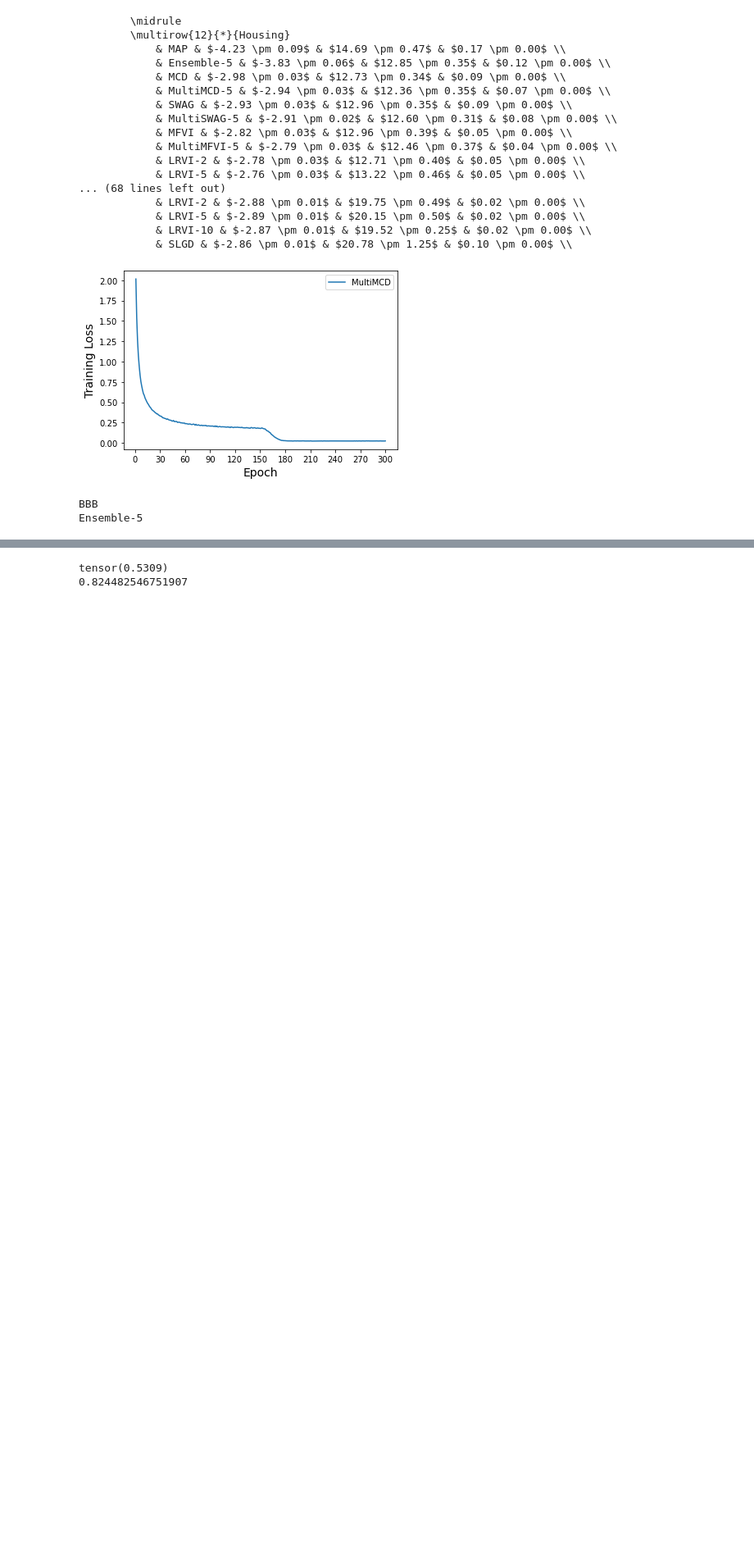
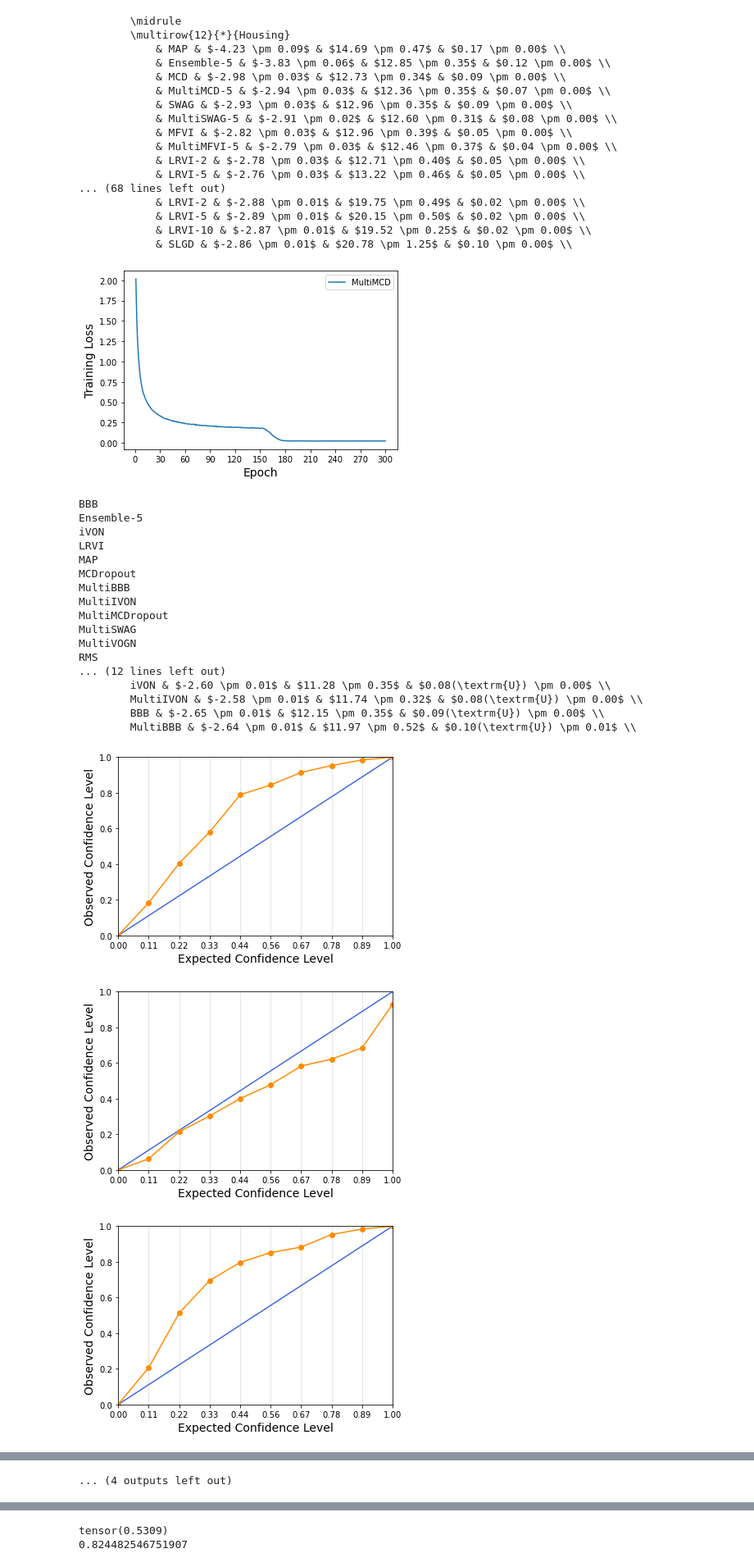
Before and after one commit to Feuermagier/VariationalBayesianDL, a Jupyter notebook: SampleCalibration.ipynb, the cells around one changed output, grey strips where cells are left out. Shown at 82% size. Saved outputs shown, nothing was run; the diff lists cells and outputs as text; code cells hidden in the pictures; blank space fills up the shorter version.

```diff
--- a/SampleCalibration.ipynb
+++ b/SampleCalibration.ipynb
@@ -403,7 +403,7 @@ import matplotlib.pyplot as plt
 all_results = {}
 
 in_path = "/mnt/c/Uni/Bachelor/results/UCI_Final/Housing/results"
-out_path = "/home/flo/VariationalBayesianDL/results/UCI"
+out_path = "/home/flo/VariationalBayesianDL/results/UCI/housing"
 #variants = ["in", "out"]
 
 os.chdir(in_path)
@@ -421,7 +421,7 @@ for method in os.listdir("."):
 
     fig, ax = plt.subplots()
     gap_results[0].results.plot_reliability(ax, include_text=False)
-    fig.savefig(f"{out_path}/plots/reliability/{method}_gap.pdf")
+    fig.savefig(f"{out_path}/reliability/{method}_gap.pdf")
 
 def num(val, std=True, sign=None):
     mean = val.mean()
@@ -431,44 +431,68 @@ def num(val, std=True, sign=None):
     else:
         return f"${val.mean():.2f}{marker}$"
 
+
 def print_method(method, method_results):
     times = []
 
     lmls = []
     mses = []
     qces = []
     sqces = []
 
-    for rep in enumerate(method_results):
+    for rep in method_results:
+        if rep.results.average_lml < -100 or rep.results.mse_of_means > 100:
+            continue # Diverged
         times.append(rep.time)
-        lmls[i].append(rep.results.average_lml)
-        mses[i].append(rep.results.mse_of_means)
-        qces[i].append(rep.results.qce)
-        sqces[i].append(rep.results.sqce)
+        lmls.append(rep.results.average_lml)
+        mses.append(rep.results.mse_of_means)
+        qces.append(rep.results.qce)
+        sqces.append(rep.results.sqce)
 
     lmls = torch.tensor(lmls)
     mses = torch.tensor(mses)
     qces = torch.tensor(qces)
     sqces = torch.tensor(sqces)
 
     times = torch.tensor(times)
 
     print(f"        {method}", end="")
     print((f" & {num(lmls, std=True)}"
         f" & {num(mses, std=True)}"
         f" & {num(qces, sign='O' if sqces.mean() < 0 else 'U', std=True)}"), end="")
     print(" \\\\")
 
 print_method("MAP", all_results["MAP"])
-print_method("Ensemble-5", all_results["Ensemble-5"])
+print_method("Ensemble", all_results["Ensemble-5"])
+print_method("RMS", all_results["RMS"])
 print_method("MCD", all_results["MCDropout"])
-print_method("MultiMCD-5", all_results["MultiMCDropout"])
+print_method("MultiMCD", all_results["MultiMCDropout"])
 print_method("SWAG", all_results["SWAG"])
-print_method("MultiSWAG-5", all_results["MultiSWAG"])
-#print_method("VOGN", all_results["VOGN"])
-#print_method("MultiVOGN", all_results["MultiVOGN"])
-print_method("BBB", all_results["MFVI"])
-#print_method("MultiMFVI-5", all_results["MultiMFVI-5"])
+print_method("MultiSWAG", all_results["MultiSWAG"])
+print_method("VOGN", all_results["VOGN"])
+print_method("MultiVOGN", all_results["MultiVOGN"])
+print_method("iVON", all_results["iVON"])
+print_method("MultiIVON", all_results["MultiIVON"])
+print_method("BBB", all_results["BBB"])
+print_method("MultiBBB", all_results["MultiBBB"])
 # %% [output]
 BBB
 Ensemble-5
+iVON
+LRVI
+MAP
+MCDropout
+MultiBBB
+MultiIVON
+MultiMCDropout
+MultiSWAG
+MultiVOGN
+RMS
+... (12 lines left out)
+        iVON & $-2.60 \pm 0.01$ & $11.28 \pm 0.35$ & $0.08(\textrm{U}) \pm 0.00$ \\
+        MultiIVON & $-2.58 \pm 0.01$ & $11.74 \pm 0.32$ & $0.08(\textrm{U}) \pm 0.00$ \\
+        BBB & $-2.65 \pm 0.01$ & $12.15 \pm 0.35$ & $0.09(\textrm{U}) \pm 0.00$ \\
+        MultiBBB & $-2.64 \pm 0.01$ & $11.97 \pm 0.52$ & $0.10(\textrm{U}) \pm 0.01$ \\
+[figure, added]
+[figure, added]
+[figure, added]
@@ -474,0 +507 @@ Ensemble-5
+... (4 outputs left out)
```
Also changed, not shown: parts of 2 cells of this notebook, 26 other files.
